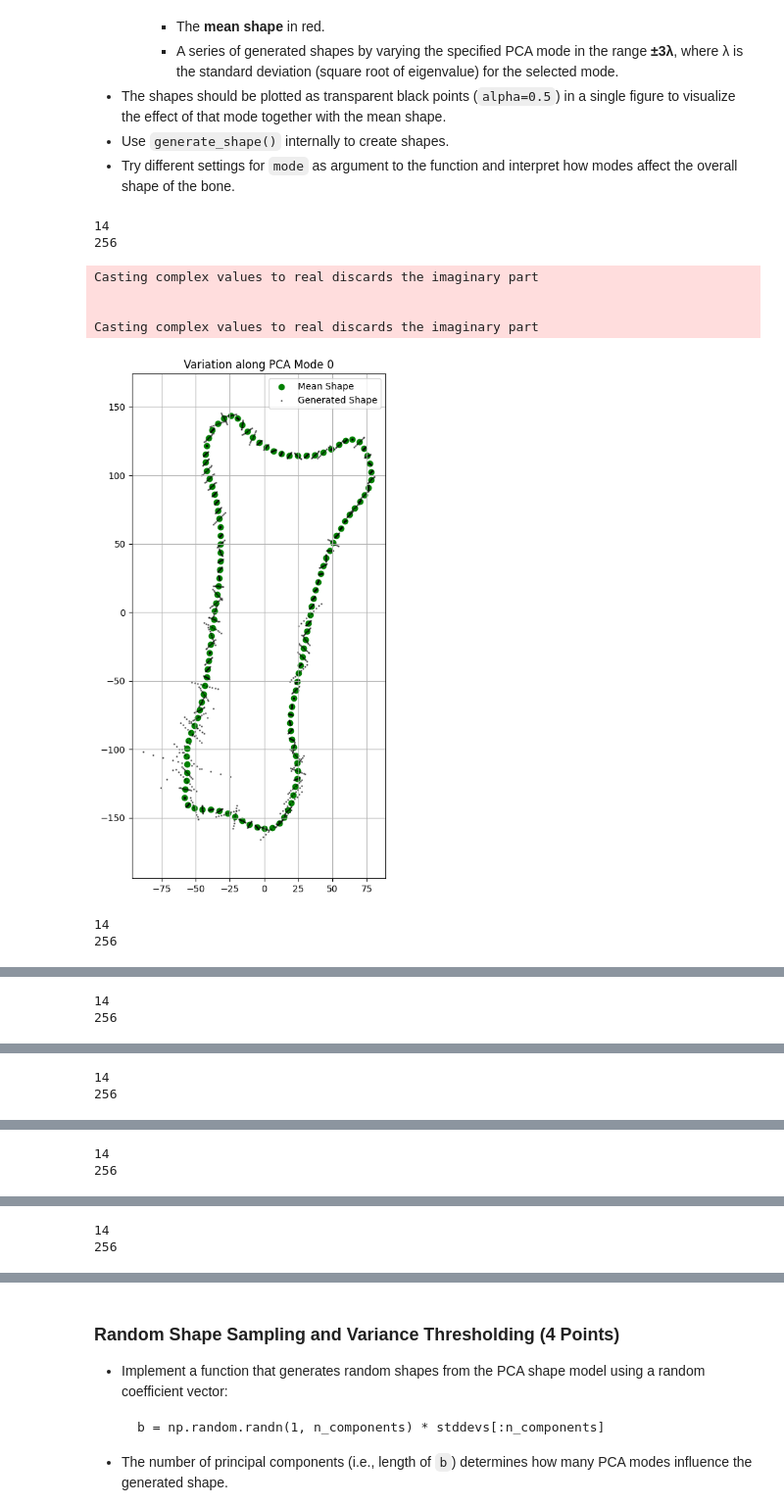
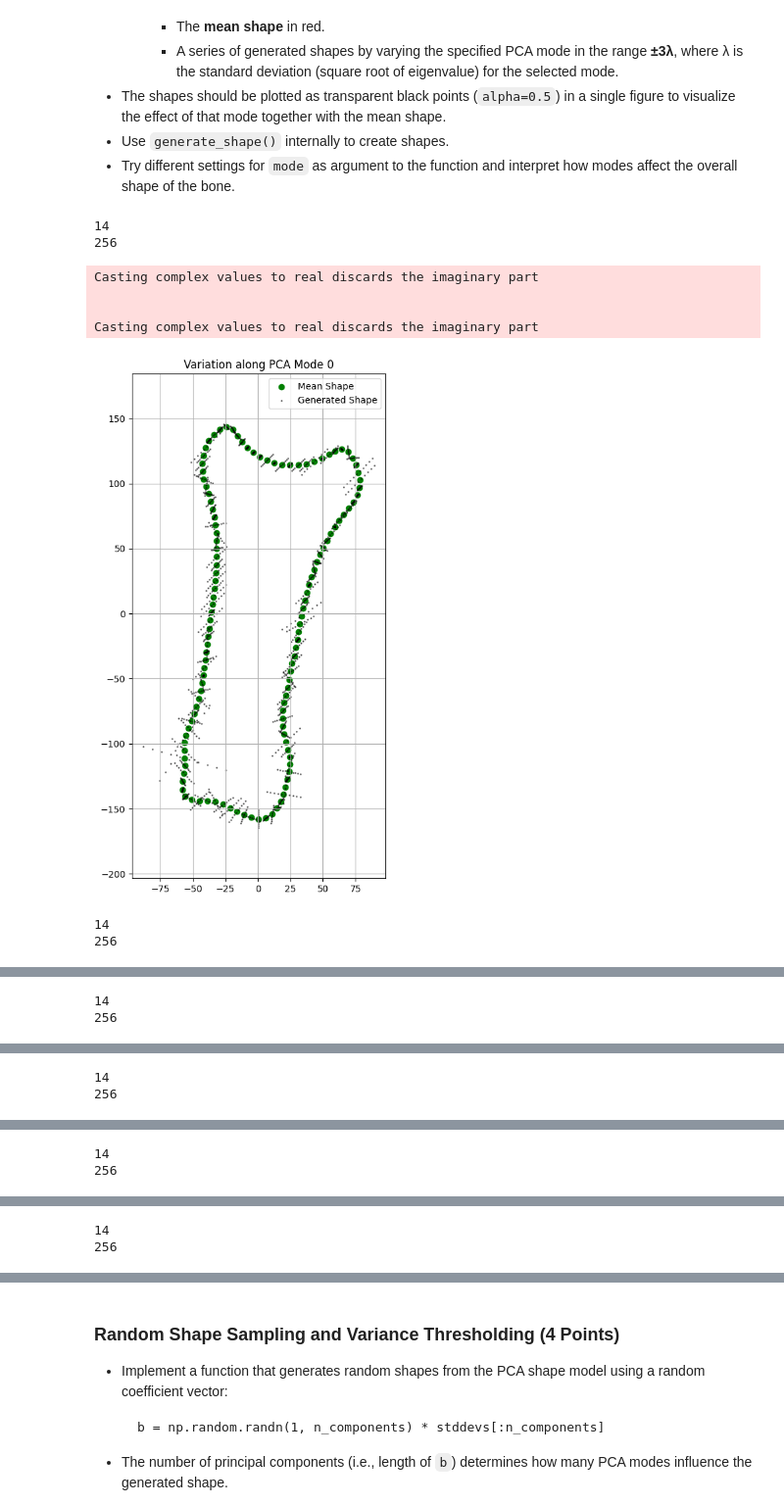
Before and after one commit to oliviaw01/MedBV03, a Jupyter notebook: notebook.ipynb, the cells around one changed output, grey strips where cells are left out. Shown at 98% size. Saved outputs shown, nothing was run; the diff lists cells and outputs as text; code cells hidden in the pictures.

```diff
--- a/notebook.ipynb
+++ b/notebook.ipynb
@@ -537,10 +480,12 @@ mean_shape_2 = np.mean(bones, axis=0)
 # TODO: Plot all bone shapes into a single plot
 for i in range (bones.shape[2]):
     shape = bones[:, :, i]
-    plt.scatter(shape[:,0], shape[:, 1],  color = 'black', alpha = 0.5, s=1)
+    plt.scatter(shape[:,0], shape[:, 1],
+                color = 'black', alpha = 0.5, s=1)
 
 # TODO: Plot mean shape in red in the sample plot as all other bones
-plt.scatter(mean_shape[:,0], mean_shape[:, 1],  color = 'red', label = 'Mean Shape', alpha = 0.5, s=1)
+plt.scatter(mean_shape[:,0], mean_shape[:, 1],
+            color = 'red', label = 'Mean Shape', alpha = 0.5, s=1)
 plt.legend()
 plt.grid(True)
 # %% [output]
@@ -679,6 +620,7 @@ visualize_shape_mode(bones, mode=3, num_samples=10)
 
 
 #This is for testing different outcomes, the commented out one above is our last version from today
+#TODO: CLEANUP
 def visualize_shape_mode(bones, mode=0, num_samples=10):
     """
     Visualize variation along a specific PCA mode using shape data.
@@ -692,8 +634,6 @@ def visualize_shape_mode(bones, mode=0, num_samples=10):
 
     # TODO: Reshape bones to 2D matrix for PCA
     bonesReshaped = bones.reshape(nPoints * nDimensions, nShapes).T # varies something
-    #bonesReshaped = bones.reshape(nPoints * nDimensions, nShapes) # -> throws error
-    #bonesReshaped = bones.reshape(nShapes, nPoints * nDimensions).T # -> throws error
     #bonesReshaped = bones.reshape(nShapes, nPoints * nDimensions) # gives a star pattern ??
 
 
@@ -701,17 +641,14 @@ def visualize_shape_mode(bones, mode=0, num_samples=10):
     # our pca needs input like so: shape (n_samples, n_features)
     # n_samples ... the shapes, n_features ... dims x points
     _, eigVec, eigVal, mean_shape = pca(bonesReshaped)
-    # _, eigVec, eigVal, mean_shape = pca(bonesReshaped, 2) -> throws error
-    #_, eigVec, eigVal, mean_shape = pca(bonesReshaped, 1) #-> throws error on mode 1
-    #_, eigVec, eigVal, mean_shape = pca(bonesReshaped, 0) #-> throws error on mode 0
-
 
     plt.figure(figsize=(5, 10))
 
     # TODO: Prepare plot and plot mean shape and use generate_shape and plot new shape
     # These two actually plot the same mean - idk why pca uses axis 0 and is so much longer,
     # just about what is transposed / reshaped how apparently
-    plt.scatter(mean_shape.reshape(nPoints, nDimensions)[:, 0], mean_shape.reshape(nPoints, nDimensions)[:, 1],
+    plt.scatter(mean_shape.reshape(nPoints, nDimensions)[:, 0],
+                mean_shape.reshape(nPoints, nDimensions)[:, 1],
                 label='Mean Shape', color='green')
     #mean_shape2 = np.mean(bones, axis=2)
     #plt.scatter(mean_shape2[:,0], mean_shape2[:,1],label='Mean Shape',color='red', s=1)
@@ -721,34 +658,34 @@ def visualize_shape_mode(bones, mode=0, num_samples=10):
     l = np.sqrt(eigVal[mode])
     lbl = 'Generated Shape'
     for i in np.linspace(-3, 3, num_samples):
         #use zeros for no variation
         b = np.zeros_like(eigVal)
         #fill numbers for variation only in the chosen mode
         b[mode] = i * l
         new_shape = generate_shape(b, mean_shape, eigVec)
         if i != -3:
             lbl=None
-        plt.scatter(new_shape[:, 0], new_shape[:, 1], color='black', label=lbl, alpha=0.5)
+        plt.scatter(new_shape[:, 0], new_shape[:, 1], color='black', label=lbl, alpha=0.5, s= 1)
 
     plt.axis('equal')
     plt.title(f"Variation along PCA Mode {mode}")
     plt.legend()
     plt.grid(True)
     plt.show()
 
 visualize_shape_mode(bones, mode=0, num_samples=10)
 visualize_shape_mode(bones, mode=1, num_samples=10)
 visualize_shape_mode(bones, mode=2, num_samples=10)
 visualize_shape_mode(bones, mode=3, num_samples=10)
 visualize_shape_mode(bones, mode=4, num_samples=10)
 visualize_shape_mode(bones, mode=5, num_samples=10)
 # %% [output]
 14
 256
 Casting complex values to real discards the imaginary part
 
 
 Casting complex values to real discards the imaginary part
-[figure, old version]
+[figure, new version]
 14
 256
```
Also changed, not shown: parts of 11 cells of this notebook.
